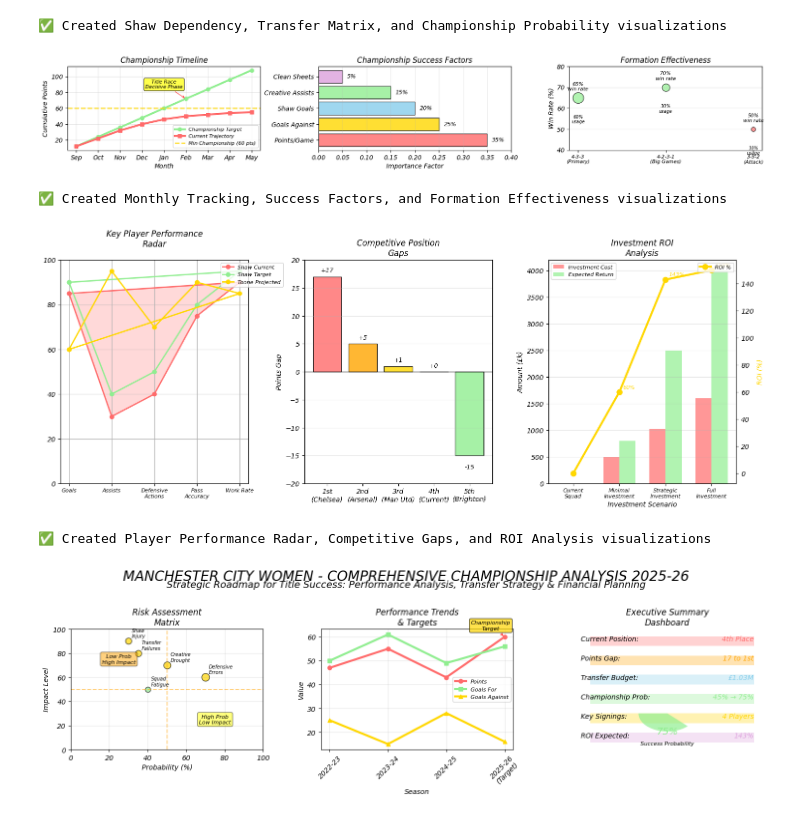
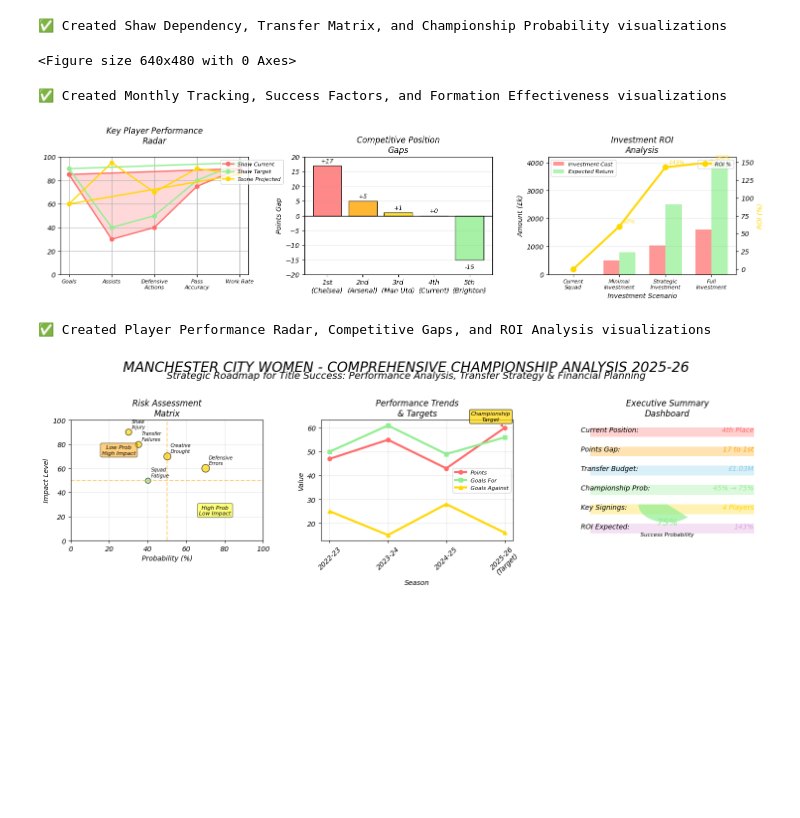
Before and after one commit to ozzy2438/MoneyBall-Manchester-City, a Jupyter notebook: notebooks/Manchester_City_Championship.ipynb, the cells around one changed output. Drawn from its saved outputs; the diff is of its cells as text; code cells hidden in the pictures; blank space fills up the shorter version.

```diff
--- a/notebooks/Manchester_City_Championship.ipynb
+++ b/notebooks/Manchester_City_Championship.ipynb
@@ -3011,9 +3011,9 @@ print("✅ Created Shaw Dependency, Transfer Matrix, and Championship Probabilit
 [figure]
 ✅ Created Shaw Dependency, Transfer Matrix, and Championship Probability visualizations
 # %%
-# Create a new figure for this set of visualizations
-fig = plt.figure(figsize=(20, 16))
-gs = fig.add_gridspec(5, 3, hspace=0.4, wspace=0.3)
+# First, we need to expand the GridSpec to accommodate more subplots
+fig.set_size_inches(20, 16)  # Make figure larger for more subplots
+gs = fig.add_gridspec(5, 3, hspace=0.4, wspace=0.3)  # Expand to 5 rows
 
 # 8) Monthly Performance Tracking (Championship Timeline)
 ax8 = fig.add_subplot(gs[3, 0])
@@ -3083,19 +3083,17 @@ ax10.set_ylabel('Win Rate (%)', fontsize=10, fontweight='bold')
 ax10.set_title('Formation Effectiveness', fontsize=12, fontweight='bold')
 ax10.set_ylim(40, 80)
 ax10.grid(True, alpha=0.3, axis='y')
-
-# Show the charts
 plt.tight_layout()
 plt.show()
 
 print("✅ Created Monthly Tracking, Success Factors, and Formation Effectiveness visualizations")
 # %% [output]
-[figure, removed]
-✅ Created Monthly Tracking, Success Factors, and Formation Effectiveness visualizations
+<Figure size 640x480 with 0 Axes>
+✅ Created Monthly Tracking, Success Factors, and Formation Effectiveness visualizations
 # %%
-# Create figure for Player Performance Radar, Competitive Gaps, and ROI Analysis
-fig = plt.figure(figsize=(18, 6))
-gs = fig.add_gridspec(1, 3, hspace=0.3, wspace=0.3)
+# Create a new figure for player performance analysis
+fig = plt.figure(figsize=(18, 12))
+gs = fig.add_gridspec(3, 3, hspace=0.4, wspace=0.3)
 
 # 11. Player Performance Radar Chart (Current vs Target)
 ax11 = fig.add_subplot(gs[0, 0])
@@ -3178,35 +3176,34 @@ bars1 = ax13.bar(x_pos - width/2, investment_costs, width, label='Investment Cos
 bars2 = ax13.bar(x_pos + width/2, expected_returns, width, label='Expected Return',
                 color='#90EE90', alpha=0.7)
 
 # Line chart for ROI percentage
 roi_line = ax13_twin.plot(x_pos, roi_percentages, 'o-', color='#FFD700',
                          linewidth=3, markersize=8, label='ROI %')
 
 ax13.set_xlabel('Investment Scenario', fontsize=10, fontweight='bold')
 ax13.set_ylabel('Amount (£k)', fontsize=10, fontweight='bold', color='black')
 ax13_twin.set_ylabel('ROI (%)', fontsize=10, fontweight='bold', color='#FFD700')
 ax13.set_title('Investment ROI\nAnalysis', fontsize=12, fontweight='bold')
 
 ax13.set_xticks(x_pos)
 ax13.set_xticklabels(investment_scenarios, fontsize=8)
 ax13.legend(loc='upper left', fontsize=8)
 ax13_twin.legend(loc='upper right', fontsize=8)
 ax13.grid(True, alpha=0.3, axis='y')
 
 # Add ROI percentage labels
 for i, roi in enumerate(roi_percentages):
     if roi > 0:
         ax13_twin.annotate(f'{roi}%', xy=(i, roi), xytext=(5, 5),
                           textcoords='offset points', fontsize=8,
                           fontweight='bold', color='#FFD700')
 
-# Show the charts
 plt.tight_layout()
 plt.show()
 
 print("✅ Created Player Performance Radar, Competitive Gaps, and ROI Analysis visualizations")
 # %% [output]
-[figure, old version]
+[figure, new version]
 ✅ Created Player Performance Radar, Competitive Gaps, and ROI Analysis visualizations
 # %%
 # Create a new figure for the final dashboard
```
Also changed, not shown: parts of 1 cell of this notebook.
